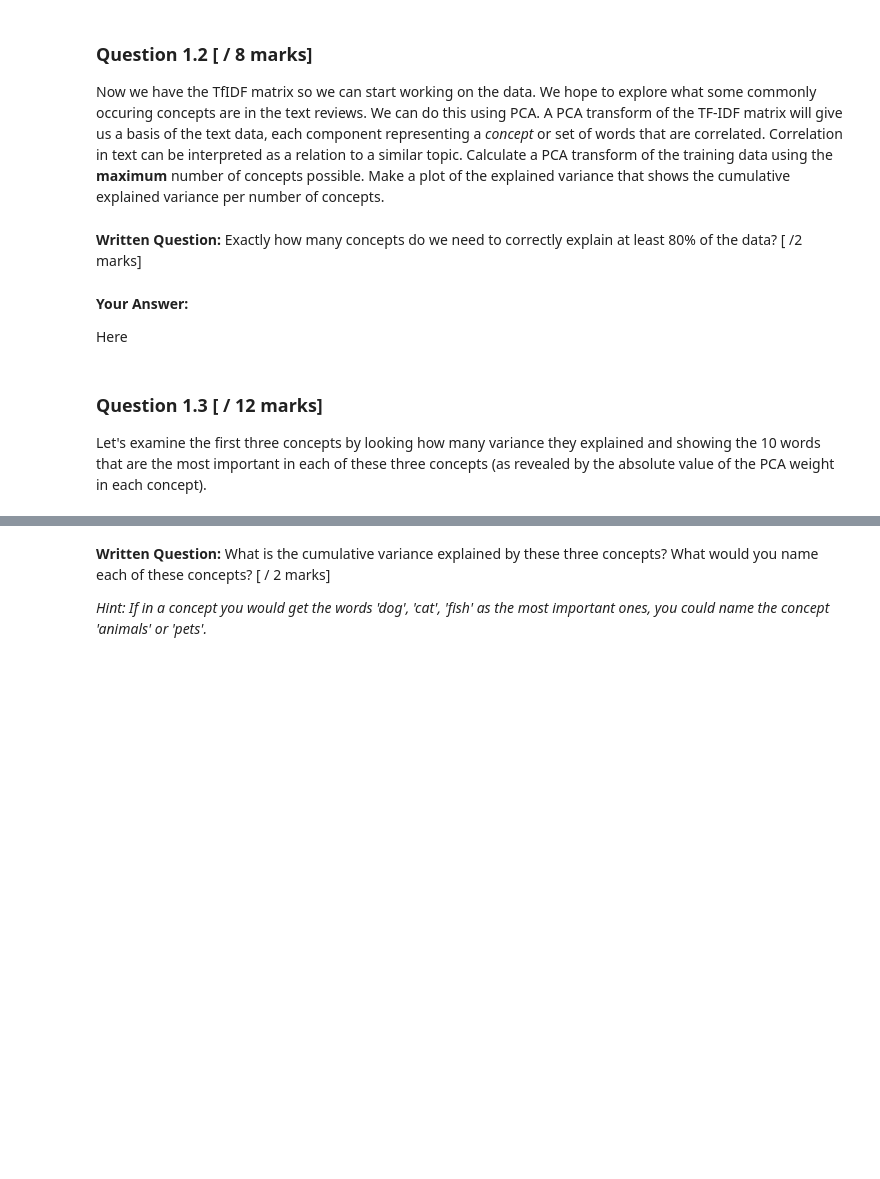
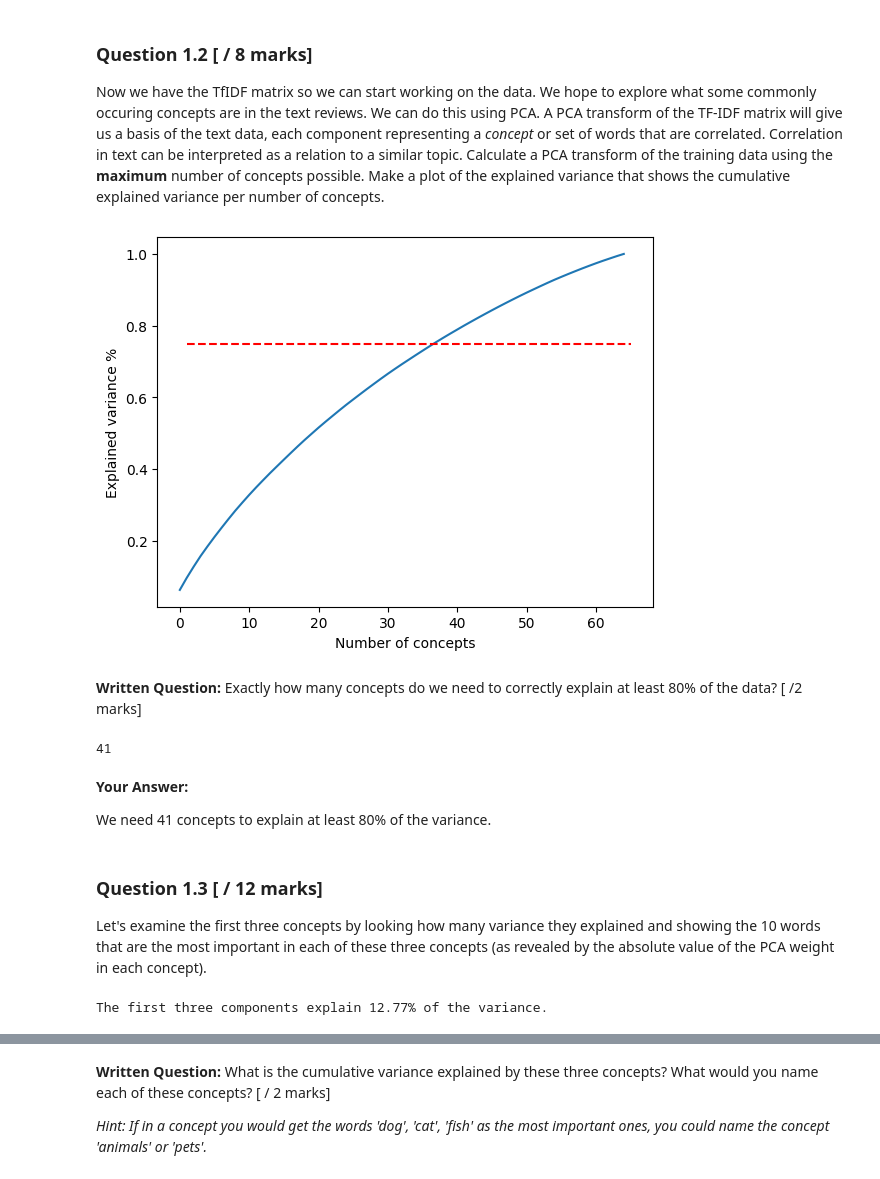
Before and after one commit to ParamvirSran/Machine-Learning, a Jupyter notebook: Assignments/A8/Assignment_8.ipynb, the cells around one changed output, grey strips where cells are left out. Saved outputs shown, nothing was run; the diff lists cells and outputs as text; code cells hidden in the pictures; blank space fills up the shorter version.

```diff
--- a/Assignments/A8/Assignment_8.ipynb
+++ b/Assignments/A8/Assignment_8.ipynb
@@ -41,6 +42,7 @@ seed = 221113
 The dataset comes with the text and a binary variable which represents the sentiment, either positive or negative. Import the data and use sklearn's `TfidfVectorizer` to eliminate accents, special characters, and stopwords. In addition, make sure to eliminate words that appear in less than 5% of documents and those that appear in over 95%. You can also set `sublinear_tf` to `True`. After that, split the data into train and test with `test_size = 0.2` and `seed = seed`. Calculate the [Tf-Idf transform](https://scikit-learn.org/stable/modules/generated/sklearn.feature_extraction.text.TfidfTransformer.html) for both train and test. Note that you need to fit and transform the inputs for the train set but you only need to transform the inputs for the test set. Don't forget to turn the sparse matrices to dense ones after you apply the `Tf-Idf` transform.
 # %%
 # Load the data [ /1 marks]
-
+df = pd.read_csv("Reviews_sample.csv")
 
 # Display the first 5 rows [ /1 marks]
+df.head()
@@ -47,10 +56,21 @@ The dataset comes with the text and a binary variable which represents the senti
 # %%
-# Defining the TfIDFTransformer [ /2 marks]
+# Defining the TfidfVectorizer
+vectorizer = sktext.TfidfVectorizer(
+    strip_accents="unicode",
+    stop_words="english",
+    min_df=0.05,
+    max_df=0.95,
+    sublinear_tf=True,
+)
 
+# Train/test split
+X_train, X_test, y_train, y_test = train_test_split(
+    df["text"], df["label"], test_size=0.2, random_state=seed
+)
 
-# Train/test split [ /2 marks]
-
-# Calculate the Tf-Idf transform [ /2 marks]
+# Calculate the Tf-Idf transform
+TfIDF_train = vectorizer.fit_transform(X_train).toarray()
+TfIDF_test = vectorizer.transform(X_test).toarray()
 # %% [markdown]
 From here on, you will use the variables `TfIDF_train` and `TfIDF_test` as the input for the different tasks, and the `y_train` and `y_test` labels for each dataset (if required). Print the number of indices in the ouput using [`TfIDFTransformer.get_feature_names()` method](https://scikit-learn.org/stable/modules/generated/sklearn.feature_extraction.text.TfidfTransformer.html).
 # %%
@@ -59,22 +82,42 @@ From here on, you will use the variables `TfIDF_train` and `TfIDF_test` as the i
 ### Question 1.2 [ / 8 marks]
 Now we have the TfIDF matrix so we can start working on the data. We hope to explore what some commonly occuring concepts are in the text reviews. We can do this using PCA. A PCA transform of the TF-IDF matrix will give us a basis of the text data, each component representing a *concept* or set of words that are correlated. Correlation in text can be interpreted as a relation to a similar topic. Calculate a PCA transform of the training data using the **maximum** number of concepts possible. Make a plot of the explained variance that shows the cumulative explained variance per number of concepts.
 # %%
-# Apply PCA on training data and get the explained variance [ / 3 marks]
+# Apply PCA on training data and get the explained variance
+max_concepts = len(vectorizer.get_feature_names_out())
+PCA_Reviews = PCA(n_components=max_concepts)
+PCA_Reviews.fit(TfIDF_train)
+PCA_variances = PCA_Reviews.explained_variance_ratio_
 
-
-# Plotting explained variance with number of concepts [ / 3 marks]
+# Plotting explained variance with number of concepts
+plt.plot(np.arange(max_concepts), np.cumsum(PCA_variances))
+plt.hlines(0.75, xmin=1, xmax=max_concepts, linestyles="dashed", colors="red")
+plt.xlabel("Number of concepts")
+plt.ylabel("Explained variance %")
+plt.show()
+# %% [output]
+[figure, added]
 # %% [markdown]
 **Written Question:** Exactly how many concepts do we need to correctly explain at least 80% of the data? [ /2 marks]
 # %%
-# To get the exact index where the variance is above 80%
+# Find the number of concepts that explain 80% of the variance
+index80 = next(x for x, val in enumerate(np.cumsum(PCA_variances)) if val > 0.8)
+print(index80)
+# %% [output]
+41
 # %% [markdown]
 **Your Answer:**
 
-Here
+We need 41 concepts to explain at least 80% of the variance.
 # %% [markdown]
 ### Question 1.3 [ / 12 marks]
 
 Let's examine the first three concepts by looking how many variance they explained and showing the 10 words that are the most important in each of these three concepts (as revealed by the absolute value of the PCA weight in each concept).
 # %%
-# Explained variance [ / 2 marks]
+# Explained variance
+print(
+    "The first three components explain %.2f%% of the variance."
+    % (np.cumsum(PCA_variances)[2] * 100)
+)
+# %% [output]
+The first three components explain 12.77% of the variance.
 # %%
```
Also changed, not shown: parts of 21 cells of this notebook.
